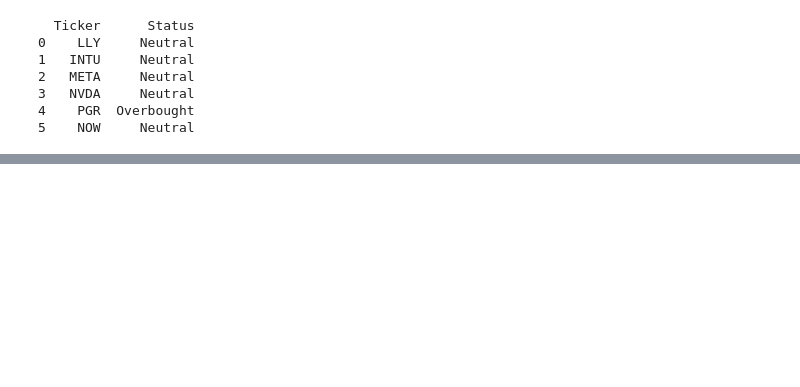
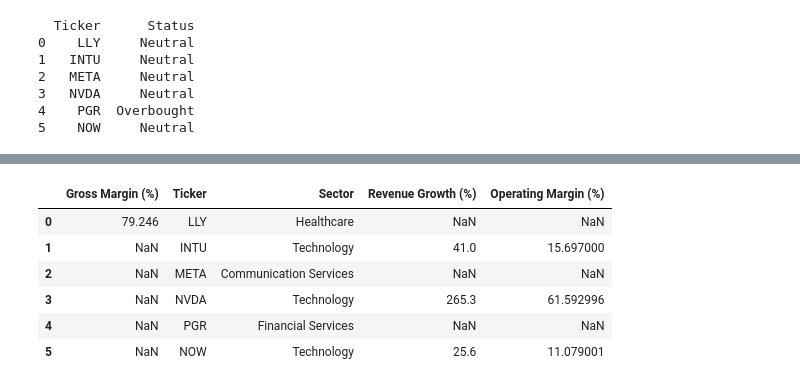
Before and after one commit to Tar-ive/STOCKS, a Jupyter notebook: Stock_Screener.ipynb, the cells around one changed output, grey strips where cells are left out. Drawn from its saved outputs; the diff is of its cells as text; code cells hidden in the pictures; blank space fills up the shorter version.

```diff
--- a/Stock_Screener.ipynb
+++ b/Stock_Screener.ipynb
@@ -278,0 +466,20 @@ print(status_df)
+# %%
+def calculate_healthcare_metrics(data):
+    gross_margin = (data['info']['grossMargins'] * 100)  # Convert to percentage
+    #rd_spending = data['financials'].loc['Research Development'].iloc[0]  # Latest R&D spending
+
+    return {
+        'Gross Margin (%)': gross_margin,
+        #'R&D Spending': rd_spending
+    }
+# %%
+def calculate_technology_metrics(data):
+    revenue_growth = (data['info']['revenueGrowth'] * 100)  # Convert to percentage
+    operating_margin = (data['info']['operatingMargins'] * 100)  # Convert to percentage
+    total_revenue = (data['info']['Total Revenue'])
+
+    return {
+        'Revenue Growth (%)': revenue_growth,
+        'Operating Margin (%)': operating_margin
+        'Total Revenue': total_revenue
+    }
@@ -278,0 +498,34 @@ print(status_df)
+# %%
+import pandas as pd
+
+# Assuming 'screened_stocks' is a list of ticker symbols and 'metrics_table' includes their sectors
+def collect_metrics(screened_stocks, metrics_table):
+    metrics_list = []
+    for ticker in screened_stocks:
+        data = fetch_financial_data(ticker)
+        sector = metrics_table.loc[metrics_table['Ticker'] == ticker, 'Sector'].values[0]
+
+        if sector == 'Healthcare':
+            metrics = calculate_healthcare_metrics(data)
+        elif sector == 'Technology':
+            metrics = calculate_technology_metrics(data)
+        # Add more 'elif' conditions for other sectors
+        else:
+            metrics = {}
+
+        metrics['Ticker'] = ticker
+        metrics['Sector'] = sector
+        metrics_list.append(metrics)
+
+    return pd.DataFrame(metrics_list)
+
+final_metrics_table = collect_metrics(screened_stocks, metrics_table)
+final_metrics_table
+# %% [output]
+|  | Gross Margin (%) | Ticker | Sector | Revenue Growth (%) | Operating Margin (%) |
+| 0 | 79.246 | LLY | Healthcare | NaN | NaN |
+| 1 | NaN | INTU | Technology | 41.0 | 15.697000 |
+| 2 | NaN | META | Communication Services | NaN | NaN |
+| 3 | NaN | NVDA | Technology | 265.3 | 61.592996 |
+| 4 | NaN | PGR | Financial Services | NaN | NaN |
+| 5 | NaN | NOW | Technology | 25.6 | 11.079001 |
```
Also changed, not shown: parts of 14 cells of this notebook.
